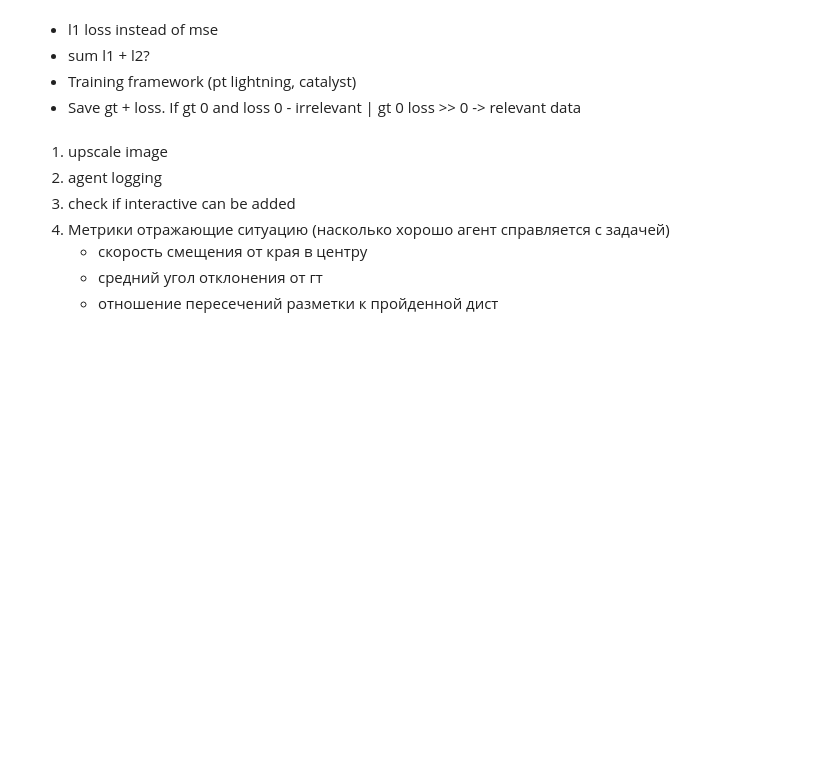
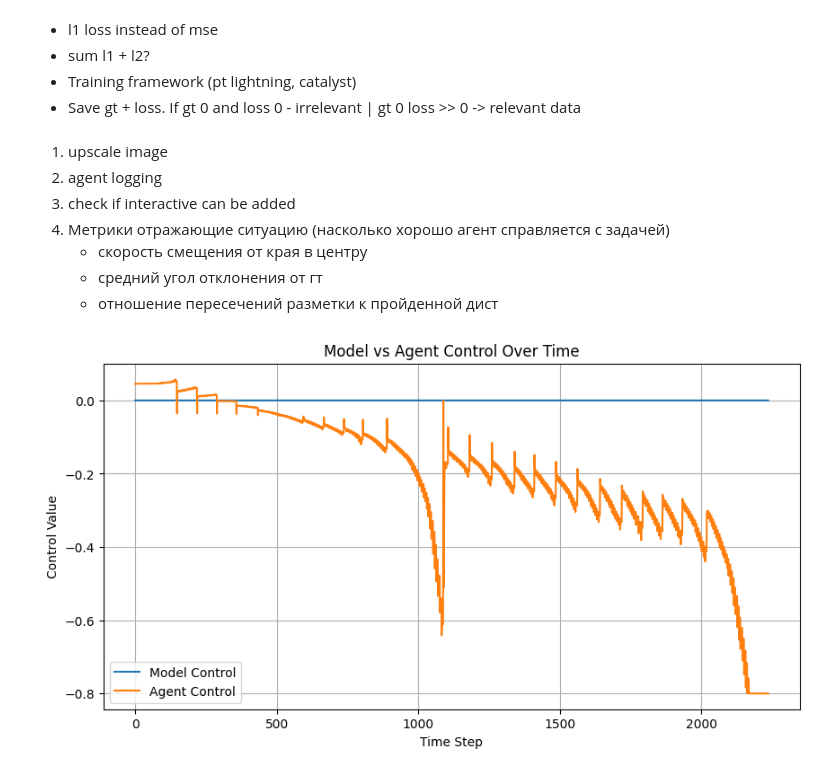
Before and after one commit to HabKaffee/ncp_for_automotive, a Jupyter notebook: simulator_test.ipynb, the cells around one changed output. Cells and saved outputs as stored; diff of their text form; code cells hidden in the pictures; blank space fills up the shorter version.

```diff
--- a/simulator_test.ipynb
+++ b/simulator_test.ipynb
@@ -437,3 +654,30 @@ df = pd.DataFrame({'Steering angle':steer_angles_test})
 ax = df['Steering angle'].hist()
 ax.set_xlabel("Steering angle")
 ax.set_ylabel("Number of samples")
+# %%
+import pandas as pd
+import matplotlib.pyplot as plt
+
+# Load the CSV file (adjust the path if needed)
+df = pd.read_csv('exp1_Town01_opt.csv', delimiter=';')
+
+# Plot the values
+plt.figure(figsize=(10, 5))
+plt.plot(df['Model_control'], label='Model Control')
+plt.plot(df['Agent_control'], label='Agent Control')
+
+# Add titles and labels
+plt.title('Model vs Agent Control Over Time')
+plt.xlabel('Time Step')
+plt.ylabel('Control Value')
+
+# Add legend
+plt.legend()
+
+# Optional: add grid
+plt.grid(True)
+
+# Show the plot
+plt.show()
+# %% [output]
+[figure, added]
```
Also changed, not shown: parts of 18 cells of this notebook, 2 other files.
